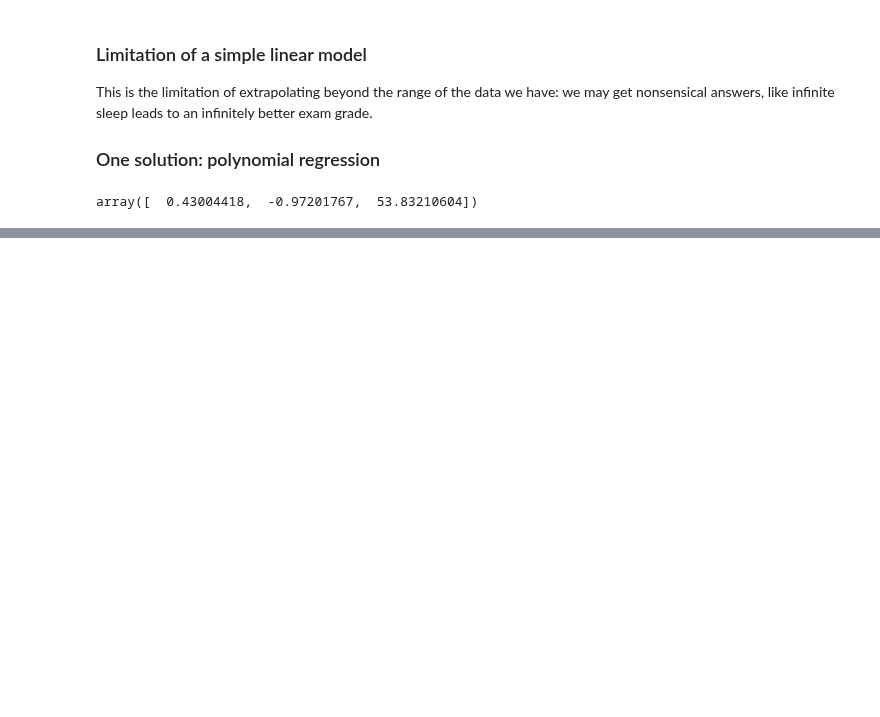
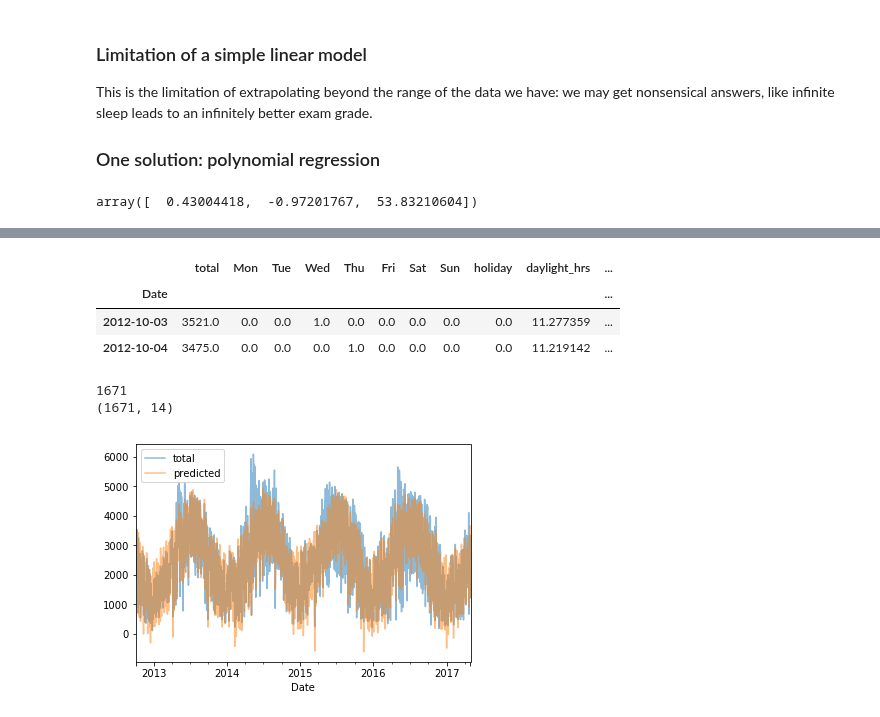
Before and after one commit to jhli973/machine-learning, a Jupyter notebook: notes/LinearRegression.ipynb, the cells around one changed output, grey strips where cells are left out. Cells and saved outputs as stored; diff of their text form; code cells hidden in the pictures; blank space fills up the shorter version.

```diff
--- a/notes/LinearRegression.ipynb
+++ b/notes/LinearRegression.ipynb
@@ -163,0 +304,36 @@ plt.show()
+# %%
+weathers['TMIN'] = (weathers['TMIN'] - 32) * 5 /9
+weathers['TMAX'] = (weathers['TMAX'] - 32) * 5 /9
+weathers['Temp(C)'] = 0.5 * (weathers['TMIN'] + weathers['TMAX'])
+
+weathers['PRCP'] /= 254
+weathers['dry day'] = (weathers['PRCP'] == 0).astype(int)
+# %%
+daily_cnts = daily_cnts.join(weathers[['SNWD','SNOW', 'PRCP', 'Temp(C)', 'dry day']])
+daily_cnts.head(2)
+# %% [output]
+|  | total | Mon | Tue | Wed | Thu | Fri | Sat | Sun | holiday | daylight_hrs | ... |
+| Date |  |  |  |  |  |  |  |  |  |  | ... |
+| 2012-10-03 | 3521.0 | 0.0 | 0.0 | 1.0 | 0.0 | 0.0 | 0.0 | 0.0 | 0.0 | 11.277359 | ... |
+| 2012-10-04 | 3475.0 | 0.0 | 0.0 | 0.0 | 1.0 | 0.0 | 0.0 | 0.0 | 0.0 | 11.219142 | ... |
+# %%
+daily_cnts.dropna(axis=0, how='any', inplace=True)
+
+column_names = ['Mon', 'Tue', 'Wed', 'Thu', 'Fri', 'Sat', 'Sun', 'holiday',
+                'daylight_hrs', 'PRCP', 'dry day', 'Temp(C)','SNWD','SNOW']
+y = daily_cnts['total']
+X = daily_cnts[column_names]
+# %%
+print(y.size)
+print(X.shape)
+# %% [output]
+1671
+(1671, 14)
+# %%
+model = LinearRegression(fit_intercept=False)
+model.fit(X, y)
+daily_cnts['predicted'] = model.predict(X)
+# %%
+daily_cnts[['total', 'predicted']].plot(alpha=0.5);
+# %% [output]
+[figure, added]
```
Also changed, not shown: parts of 23 cells of this notebook, 2 other files.
